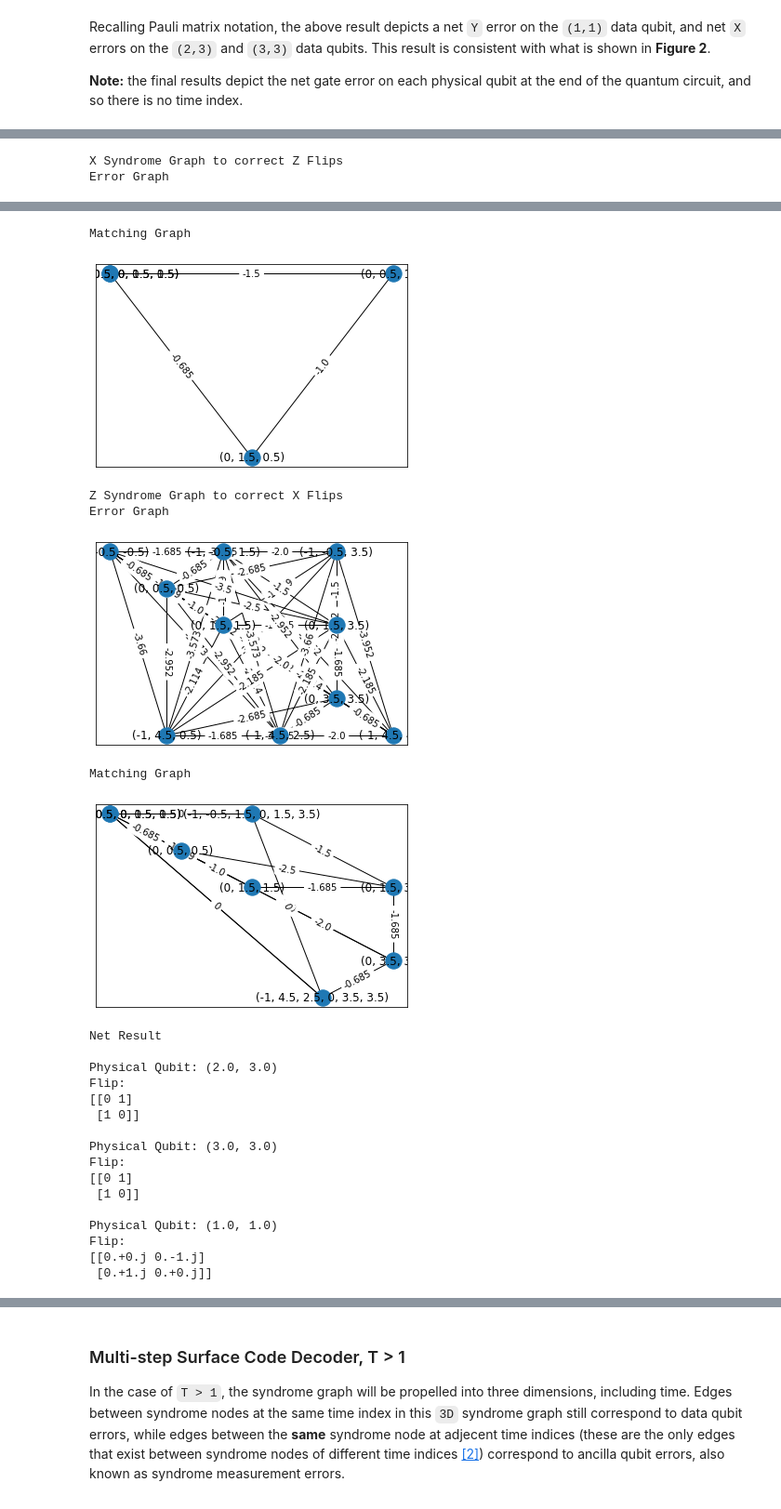
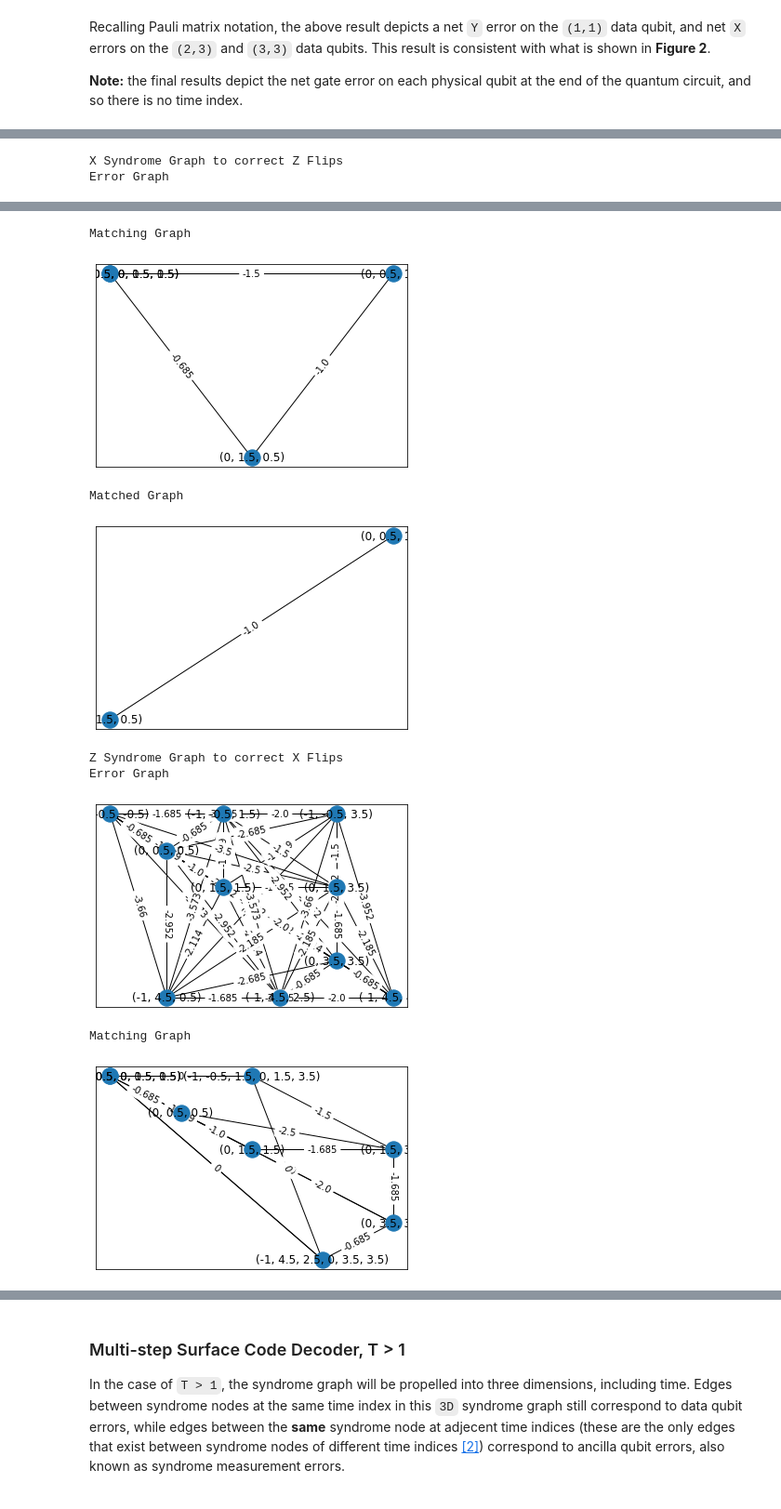
Before and after one commit to yaleqc/qtcodes, a Jupyter notebook: tutorials/2_surface_code_decoding.ipynb, the cells around one changed output, grey strips where cells are left out. Shown at 93% size. Drawn from its saved outputs; the diff is of its cells as text; code cells hidden in the pictures.

```diff
--- a/tutorials/2_surface_code_decoding.ipynb
+++ b/tutorials/2_surface_code_decoding.ipynb
@@ -92,7 +92,9 @@ decoder.graph_2D(error_graph_x, "weight")
 matching_graph_x = decoder.matching_graph(error_graph_x,'X')
 print("Matching Graph")
 decoder.graph_2D(matching_graph_x, "weight")
-matches_x = decoder.matching(matching_graph_x,'X')
+matches_x, matched_graph = decoder.matching(matching_graph_x,'X', return_graph=True)
+print("Matched Graph")
+decoder.graph_2D(matched_graph, "weight")
 flips_x = decoder.calculate_qubit_flips(matches_x, paths_x,'X')
 
 print("Z Syndrome Graph to correct X Flips")
@@ -103,7 +105,9 @@ decoder.graph_2D(error_graph_z, "weight")
 matching_graph_z = decoder.matching_graph(error_graph_z,'Z')
 print("Matching Graph")
 decoder.graph_2D(matching_graph_z, "weight")
-matches_z = decoder.matching(matching_graph_z,'Z')
+matches_z, matched_graph = decoder.matching(matching_graph_z,'Z', return_graph=True)
+print("Matched Graph")
+decoder.graph_2D(matched_graph, "weight")
 flips_z = decoder.calculate_qubit_flips(matches_z, paths_z,'Z')
 flips = {"X": flips_x, "Z": flips_z}
 flips = decoder.net_qubit_flips(flips)
@@ -160,53 +164,43 @@ print("X Syndrome Graph to correct Z Flips")
 syndromes_x = [(0,1.5,.5),(0,.5,1.5)]
 error_graph_x, paths_x = decoder.make_error_graph(syndromes_x,'X', err_prob=p)
 print("Error Graph")
 decoder.graph_2D(error_graph_x, "weight")
 matching_graph_x = decoder.matching_graph(error_graph_x,'X')
 print("Matching Graph")
 decoder.graph_2D(matching_graph_x, "weight")
-matches_x = decoder.matching(matching_graph_x,'X')
+matches_x, matched_graph = decoder.matching(matching_graph_x,'X', return_graph=True)
+print("Matched Graph")
+decoder.graph_2D(matched_graph, "weight")
 flips_x = decoder.calculate_qubit_flips(matches_x, paths_x,'X')
 
 print("Z Syndrome Graph to correct X Flips")
 syndromes_z = [(0,0.5,0.5),(0,1.5,1.5),(0,1.5,3.5), (0,3.5,3.5)]
 error_graph_z, paths_z = decoder.make_error_graph(syndromes_z,'Z', err_prob=p)
 print("Error Graph")
 decoder.graph_2D(error_graph_z, "weight")
 matching_graph_z = decoder.matching_graph(error_graph_z,'Z')
 print("Matching Graph")
 decoder.graph_2D(matching_graph_z, "weight")
-matches_z = decoder.matching(matching_graph_z,'Z')
+matches_z, matched_graph = decoder.matching(matching_graph_z,'Z', return_graph=True)
+print("Matched Graph")
+decoder.graph_2D(matched_graph, "weight")
 flips_z = decoder.calculate_qubit_flips(matches_z, paths_z,'Z')
 flips = {"X": flips_x, "Z": flips_z}
 flips = decoder.net_qubit_flips(flips)
 
 print("Net Result\n")
 for qubit, flip in flips.items():
     print("Physical Qubit: " + str(qubit) + "\nFlip: " + "\n" + str(flip) +"\n")
 # %% [output]
 X Syndrome Graph to correct Z Flips
 Error Graph
 [figure]
 Matching Graph
 [figure]
-Z Syndrome Graph to correct X Flips
-Error Graph
+Matched Graph
-[figure, old version]
+[figure, new version]
-Matching Graph
+Z Syndrome Graph to correct X Flips
+Error Graph
-[figure, old version]
+[figure, new version]
-Net Result
-
-Physical Qubit: (2.0, 3.0)
-Flip:
-[[0 1]
- [1 0]]
-
-Physical Qubit: (3.0, 3.0)
-Flip:
-[[0 1]
- [1 0]]
-
-Physical Qubit: (1.0, 1.0)
-Flip:
-[[0.+0.j 0.-1.j]
- [0.+1.j 0.+0.j]]
+Matching Graph
+[figure, added]
```
Also changed, not shown: parts of 6 cells of this notebook, 5 other files.
